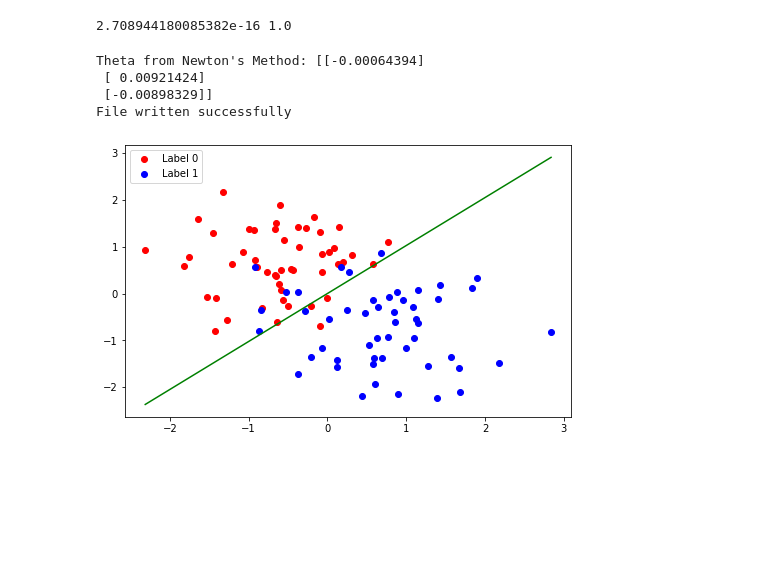
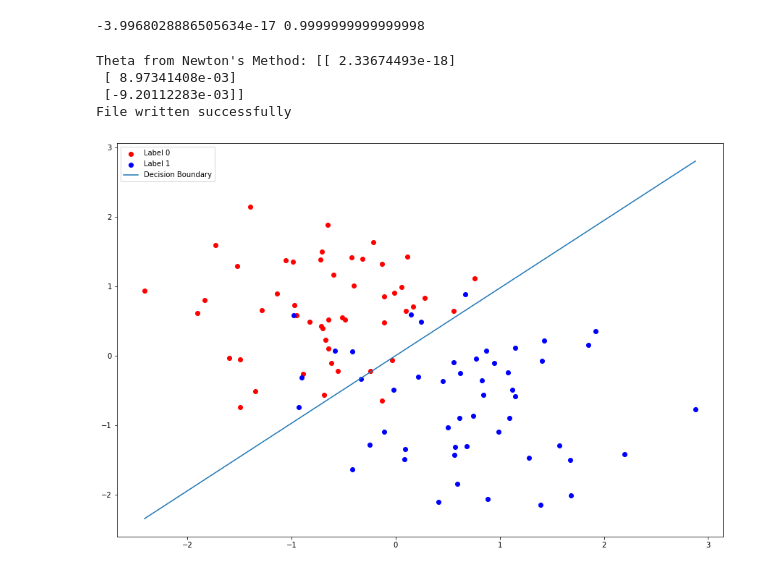
Before and after one commit to g-batalhao-a/ML, a Jupyter notebook: Assignment1/q3/q3.ipynb, the cells around one changed output. Drawn from its saved outputs; the diff is of its cells as text; code cells hidden in the pictures; blank space fills up the shorter version.

```diff
--- a/Assignment1/q3/q3.ipynb
+++ b/Assignment1/q3/q3.ipynb
@@ -26,37 +26,42 @@ Requirement already satisfied: tenacity>=6.2.0 in c:\users\gbata\appdata\local\p
 # %%
 # Normalize the data
-x = (x - x.mean()) / x.std()
+x[:, 0] = (x[:, 0] - x[:, 0].mean()) / x[:, 0].std()
+x[:, 1] = (x[:, 1] - x[:, 1].mean()) / x[:, 1].std()
 print(x.mean(), x.std())
 
 # Add intercept term to x
-x = np.append(np.ones((x.shape[0],1)),x,axis=1)
+x = np.append(np.ones((x.shape[0], 1)), x, axis=1)
 
 # Num of examples and features (with intercept)
 m = x.shape[0]
 n = x.shape[1]
 # %% [output]
-2.708944180085382e-16 1.0
+-3.9968028886505634e-17 0.9999999999999998
 # %%
 # Question 3.a - Implement Newton’s method
 
 # Initialize params
 theta = np.zeros((n, 1))
 
-# H(LL) = x.T*diag(o(x.theta)(1-o(x.theta)))*x
-d = x.dot(theta)
+
 def sigmoid(x):
     return 1.0 / (1 + np.exp(-x))
+
+
+d = x.dot(theta)
 sig = sigmoid(d)
 diag = np.identity(x.shape[0]) * sig.T.dot(1-sig)
 H = x.T.dot(diag.dot(x))
 
-#Newton's Update Equation
+# Newton's Update Equation
 grad = x.T.dot((sig-y))
-t_final= theta - np.linalg.inv(H).dot(grad)
+t_final = theta - np.linalg.inv(H).dot(grad)
 print(f"Theta from Newton's Method: {t_final}")
+
 
 def predict(x, theta):
     return sigmoid(x.dot(theta))
+
 
 predictions = predict(x, t_final)
 with open('results.txt', 'w+') as f:
@@ -68,23 +73,23 @@ with open('results.txt', 'w+') as f:
 
     print("File written successfully")
 # %% [output]
-Theta from Newton's Method: [[-0.00064394]
- [ 0.00921424]
- [-0.00898329]]
+Theta from Newton's Method: [[ 2.33674493e-18]
+ [ 8.97341408e-03]
+ [-9.20112283e-03]]
 File written successfully
 # %%
-#Code for Plotting the Decision Boundary
-i_x0=[i for i in range(len(y)) if y[i]==0]
-i_x1=[i for i in range(len(y)) if y[i]==1]
-x_val = np.array([np.min(x[:, 1] ), np.max(x[:, 1] )]).reshape(1,-1)
+# Decision Boundary
+i_x0 = [i for i in range(len(y)) if y[i] == 0]
+i_x1 = [i for i in range(len(y)) if y[i] == 1]
+x_val = np.array([np.min(x[:, 1]), np.max(x[:, 1])]).reshape(1, -1)
 y_val = (-1./t_final[2:3]).dot(t_final[1:2].dot(x_val)) - t_final[:1]
-#Plot the training data with class labels
-plt.figure(figsize=(8,5))
-plt.scatter(x[i_x0][:,1], x[i_x0][:,2], c='r',label='Label 0')
-plt.scatter(x[i_x1][:,1], x[i_x1][:,2], c='b',label='Label 1')
-plt.plot(x_val.ravel(), y_val.ravel(), c='g')
+
+plt.figure(figsize=(15, 10))
+plt.scatter(x[i_x0][:, 1], x[i_x0][:, 2], c='r', label='Label 0')
+plt.scatter(x[i_x1][:, 1], x[i_x1][:, 2], c='b', label='Label 1')
+plt.plot(x_val.ravel(), y_val.ravel(), label='Decision Boundary')
 plt.legend()
 plt.savefig('q3_b.png', dpi=1000, bbox_inches='tight')
 plt.show(block=False)
 # %% [output]
-[figure, old version]
+[figure, new version]
```
Also changed, not shown: parts of 2 cells of this notebook, 15 other files.
